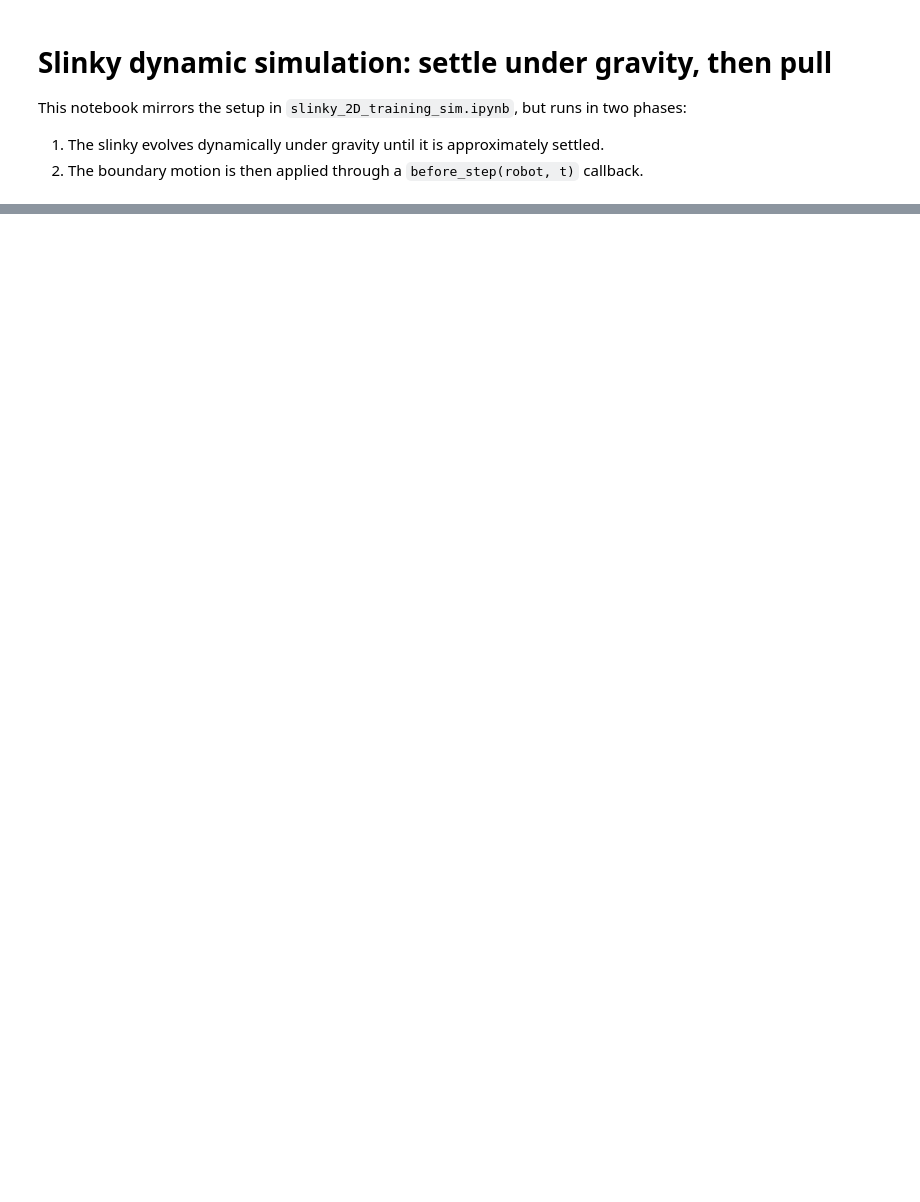
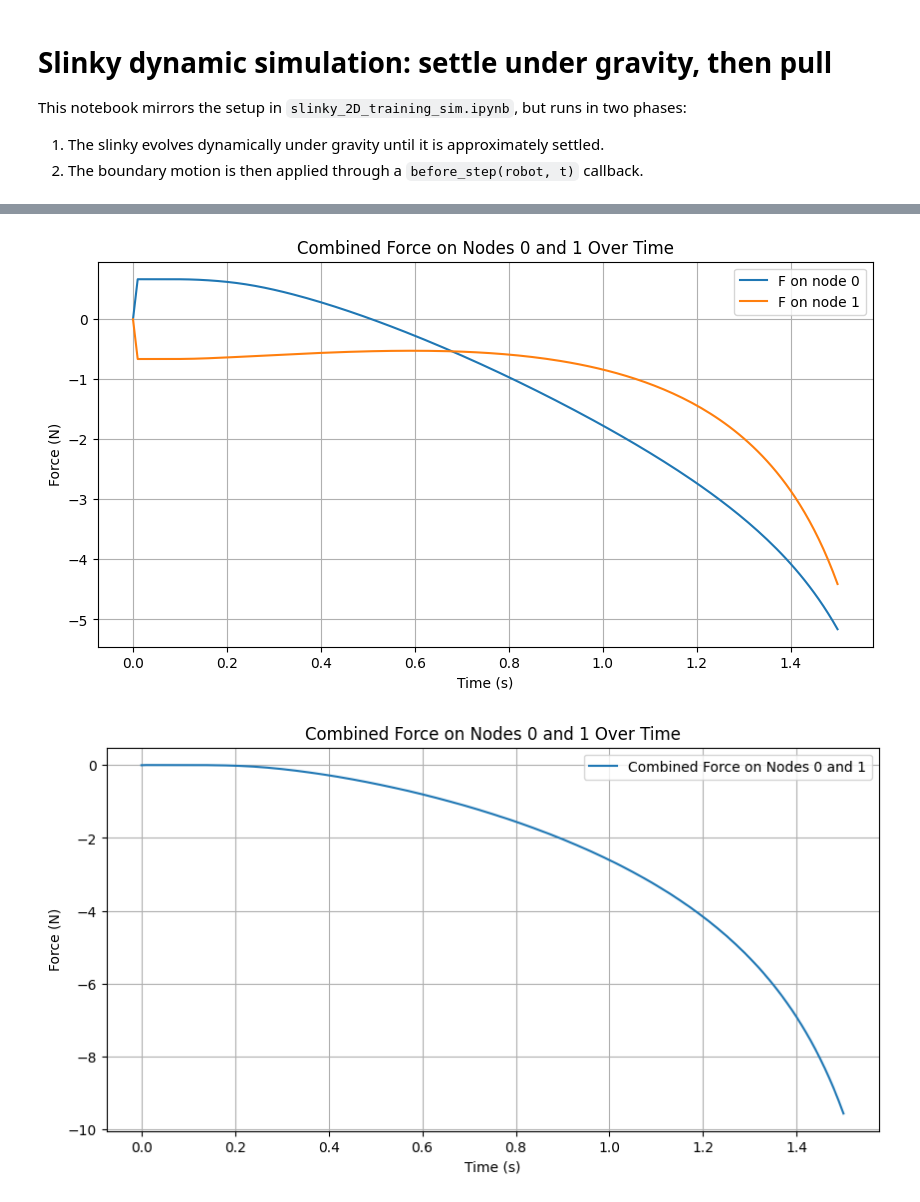
Before and after one commit to StructuresComp/dismech-python, a Jupyter notebook: experiments/slinky_2D_settle_then_pull.ipynb, the cells around one changed output, grey strips where cells are left out. Drawn from its saved outputs; the diff is of its cells as text; code cells hidden in the pictures; blank space fills up the shorter version.

```diff
--- a/experiments/slinky_2D_settle_then_pull.ipynb
+++ b/experiments/slinky_2D_settle_then_pull.ipynb
@@ -254,8 +252,8 @@ plt.legend()
 # %%
-# # Training data starts from the settled configuration and includes only the pull trajectory.
-# qs = np.stack([rb.state.q for rb in pull_robots])
-# Fs_arr = np.array(pull_Fs)
-# t_arr = np.array(pull_t_local)
+# Training data starts from the settled configuration and includes only the pull trajectory.
+qs = np.stack([rb.state.q for rb in pull_robots])
+Fs_arr = np.array(pull_Fs)
+t_arr = np.array(pull_t_local)
 
-# # save the data so that we don't have to run simulation again
-# np.savez('slinky_2D_data_raw.npz', qs=qs, F=Fs_arr, t=t_arr)
+# save the data so that we don't have to run simulation again
+np.savez('slinky_2D_data_raw.npz', qs=qs, F=Fs_arr, t=t_arr)
@@ -355,0 +260,24 @@ plt.legend()
+# %%
+# plot the combined force on the 0th and the 1st node
+plt.figure(figsize=(10, 5))
+plt.plot(t_arr, Fs_arr[:, 0], label='F on node 0')
+plt.plot(t_arr, Fs_arr[:, 3], label='F on node 1')
+plt.xlabel('Time (s)')
+plt.ylabel('Force (N)')
+plt.title('Combined Force on Nodes 0 and 1 Over Time')
+plt.legend()
+plt.grid()
+plt.show()
+
+# now add them together and plot
+plt.figure(figsize=(10, 5))
+plt.plot(t_arr, Fs_arr[:, 0] + Fs_arr[:, 3], label='Combined Force on Nodes 0 and 1')
+plt.xlabel('Time (s)')
+plt.ylabel('Force (N)')
+plt.title('Combined Force on Nodes 0 and 1 Over Time')
+plt.legend()
+plt.grid()
+plt.show()
+# %% [output]
+[figure, added]
+[figure, added]
```
Also changed, not shown: parts of 10 cells of this notebook, 4 other files.
